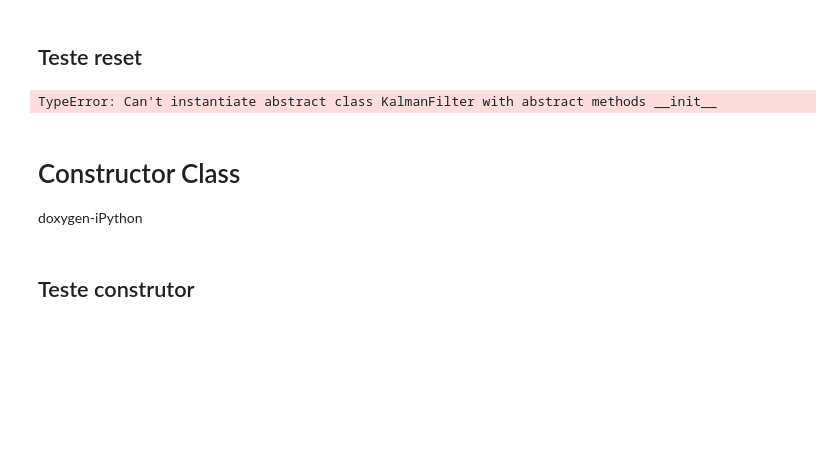
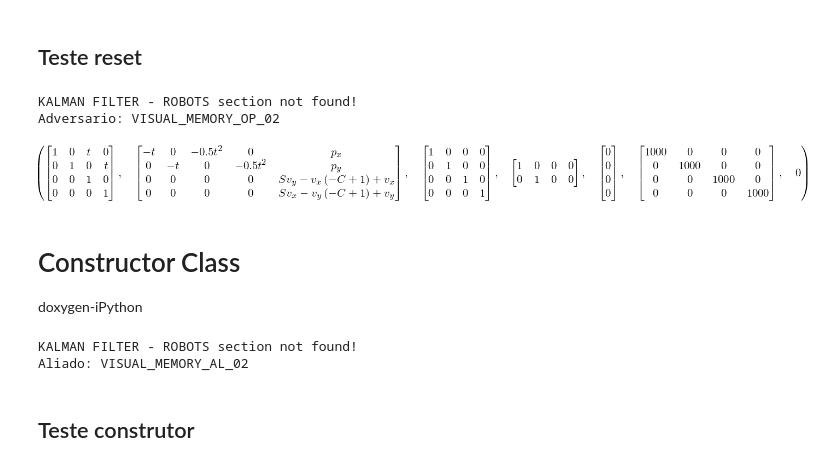
Before and after one commit to RoboFEI/RoboFEI-HT_2019, a Jupyter notebook: AI/Visual_Memory/Workbench/iPython/Robots.ipynb, the cells around one changed output. Saved outputs shown, nothing was run; the diff lists cells and outputs as text; code cells hidden in the pictures; blank space fills up the shorter version.

```diff
--- a/AI/Visual_Memory/Workbench/iPython/Robots.ipynb
+++ b/AI/Visual_Memory/Workbench/iPython/Robots.ipynb
@@ -135,18 +123,14 @@ doxygen-iPython
 #eself-iPython reset
 #edes-iPython def reset(self):
 def reset( ):
-    global timenumber #debug-iPython
+    global timenumber, self #debug-iPython
     #edes-iPython super(Robots, self)._reset( )
-    self.reset( )
+    self._reset( )
 
-    #edes-iPython _A = _A[:-2,:-2]
-    self.A = self.A[:-2,:-2]
-    #edes-iPython _B = _B[:-2,:]
-    self.B = self.B[:-2,:]
-    #edes-iPython _R = _R[:-2,:-2]
-    self.R = self.R[:-2,:-2]
-    #edes-iPython _C = _C[:,:-2]
-    self.C = self.C[:,:-2]
+    self._A = self._A[:-2,:-2]
+    self._B = self._B[:-2,:]
+    self._R = self._R[:-2,:-2]
+    self._C = self._C[:,:-2]
 
     self._predictedstate["x"] = self._predictedstate["x"][:-2,:]
     self._predictedstate["covariance"] = self._predictedstate["covariance"][:-2,:-2]
@@ -155,23 +139,15 @@ def reset( ):
         return
     elif timenumber < 0:
         print "Adversario:", "VISUAL_MEMORY_OP_"+ str(-timenumber).zfill(2) #debug-iPython
-        #edes-iPython self._bkb.write_float("VISUAL_MEMORY_OP_"+ str(-timenumber).zfill(2) +"_X", 0)
         self._bkb.write_float("VISUAL_MEMORY_OP_"+ str(-timenumber).zfill(2) +"_X", 0)
-        #edes-iPython self._bkb.write_float("VISUAL_MEMORY_OP_"+ str(-timenumber).zfill(2) +"_Y", 0)
         self._bkb.write_float("VISUAL_MEMORY_OP_"+ str(-timenumber).zfill(2) +"_Y", 0)
-        #edes-iPython self._bkb.write_float("VISUAL_MEMORY_OP_"+ str(-timenumber).zfill(2) +"_MAX_VEL", 0)
         self._bkb.write_float("VISUAL_MEMORY_OP_"+ str(-timenumber).zfill(2) +"_MAX_VEL", 0)
-        #edes-iPython self._bkb.write_float("VISUAL_MEMORY_OP_"+ str(-timenumber).zfill(2) +"_LOC", 0)
         self._bkb.write_float("VISUAL_MEMORY_OP_"+ str(-timenumber).zfill(2) +"_LOC", 0)
     else:
         print "Aliado:", "VISUAL_MEMORY_AL_"+ str(timenumber).zfill(2) #debug-iPython
-        #edes-iPython self._bkb.write_float("VISUAL_MEMORY_AL_"+ str(timenumber).zfill(2) +"_X", 0)
         self._bkb.write_float("VISUAL_MEMORY_AL_"+ str(timenumber).zfill(2) +"_X", 0)
-        #edes-iPython self._bkb.write_float("VISUAL_MEMORY_AL_"+ str(timenumber).zfill(2) +"_Y", 0)
         self._bkb.write_float("VISUAL_MEMORY_AL_"+ str(timenumber).zfill(2) +"_Y", 0)
-        #edes-iPython self._bkb.write_float("VISUAL_MEMORY_AL_"+ str(timenumber).zfill(2) +"_MAX_VEL", 0)
         self._bkb.write_float("VISUAL_MEMORY_AL_"+ str(timenumber).zfill(2) +"_MAX_VEL", 0)
-        #edes-iPython self._bkb.write_float("VISUAL_MEMORY_AL_"+ str(timenumber).zfill(2) +"_LOC", 0)
         self._bkb.write_float("VISUAL_MEMORY_AL_"+ str(timenumber).zfill(2) +"_LOC", 0)
     timenumber = 0  #self-iPython reset
 # %%
@@ -181,12 +157,14 @@ def reset( ):
 # %%
 timenumber = -2
 vrx, vry, arx, ary = sym.symbols("vr_x vr_y ar_x ar_y")
 s = Speeds( ) #debug-iPython
-self = KalmanFilter(s, "Robots")
+self = BasicThread(None, s, "Robots")
 reset( )
-self.A, self.B, self.R, self.C, self.predictedstate["x"], self.predictedstate["covariance"], timenumber
+self._A, self._B, self._R, self._C, self._predictedstate["x"], self._predictedstate["covariance"], timenumber
 # %% [output]
-TypeError: Can't instantiate abstract class KalmanFilter with abstract methods __init__
+KALMAN FILTER - ROBOTS section not found!
+Adversario: VISUAL_MEMORY_OP_02
+[figure, added]
 # %%
 del self
 del s
@@ -195,35 +173,41 @@ del s
 # Constructor Class
 doxygen-iPython
 # %%
+#ini-iPython
+class argumentos:
+    numberrobots = 3
+    executionperiod = 2000
+    debug = False
+    savedata = True
+a = argumentos()
+#end-iPython
 s = Speeds( ) #debug-iPython
 pos = [0, 0] #debug-iPython
-#des-iPython def __init__(self, s, pos, n):
+n = 2 #debug-iPython
+#des-iPython def __init__(self, a, s, pos, n):
 #ini-tab -> Criando construtor
 # Instantiating constructor for inherited class.
-#edes-iPython super(Robots, self).__init__(s, "Robots")
-self = BasicThread(s, "Robots")
+#edes-iPython super(Robots, self).__init__(a, s, "Robots")
+self = BasicThread(a, s, "Robots")
 
 timenumber = n
 
 __posdata = pos
 
 # Creating characteristic variables for Robots and reading.
-#des-iPython self._parameters.update({
-#des-iPython     "precision": 0.6
-#des-iPython })
-#ini-iPython
-self.parameters.update({
+self._parameters.update({
     "precision": 0.6
 })
-#end-iPython
-#edes-iPython self._parameters = _conf.readVariables(self._parameters)
-self.parameters = self._conf.readVariables(self.parameters)
+self._parameters = self._conf.readVariables(self._parameters)
 
 reset( )
 
 __listfunction = [ ]
 
 #des-iPython self.start( )
+# %% [output]
+KALMAN FILTER - ROBOTS section not found!
+Aliado: VISUAL_MEMORY_AL_02
 # %%
 #end-tab -> Finalizando construtor
 # %%
```
Also changed, not shown: parts of 8 cells of this notebook, 18 other files.
